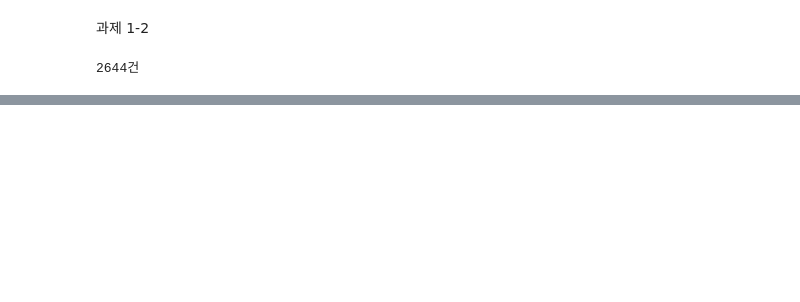
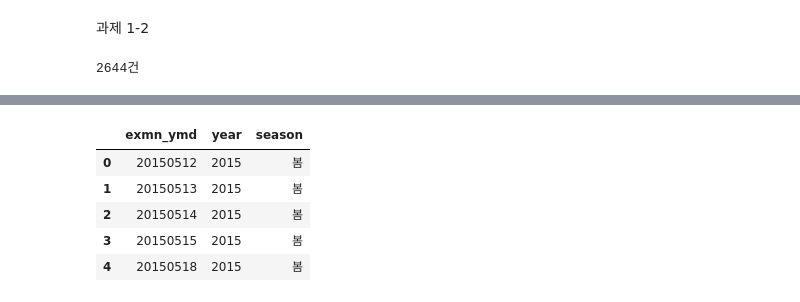
Before and after one commit to hyunhyun42/Data-Analysis-with-Open-Source, a Jupyter notebook: 오픈소스_데이터_분석_4강.ipynb, the cells around one changed output, grey strips where cells are left out. Saved outputs shown, nothing was run; the diff lists cells and outputs as text; code cells hidden in the pictures; blank space fills up the shorter version.

```diff
--- a/오픈소스_데이터_분석_4강.ipynb
+++ b/오픈소스_데이터_분석_4강.ipynb
@@ -234,0 +225,24 @@ print(f"{len(df_raw)}건")
+# %%
+df['date'] = pd.to_datetime(df['exmn_ymd'])
+
+df['year'] = df['date'].dt.year
+
+def get_season(month):
+    if month in [3, 4, 5]:
+        return '봄'
+    elif month in [6, 7, 8]:
+        return '여름'
+    elif month in [9, 10, 11]:
+        return '가을'
+    else:
+        return '겨울'
+
+df['season'] = df['date'].dt.month.apply(get_season)
+df[['exmn_ymd', 'year', 'season']].head()
+# %% [output]
+|  | exmn_ymd | year | season |
+| 0 | 20150512 | 2015 | 봄 |
+| 1 | 20150513 | 2015 | 봄 |
+| 2 | 20150514 | 2015 | 봄 |
+| 3 | 20150515 | 2015 | 봄 |
+| 4 | 20150518 | 2015 | 봄 |
```
Also changed, not shown: parts of 7 cells of this notebook.
